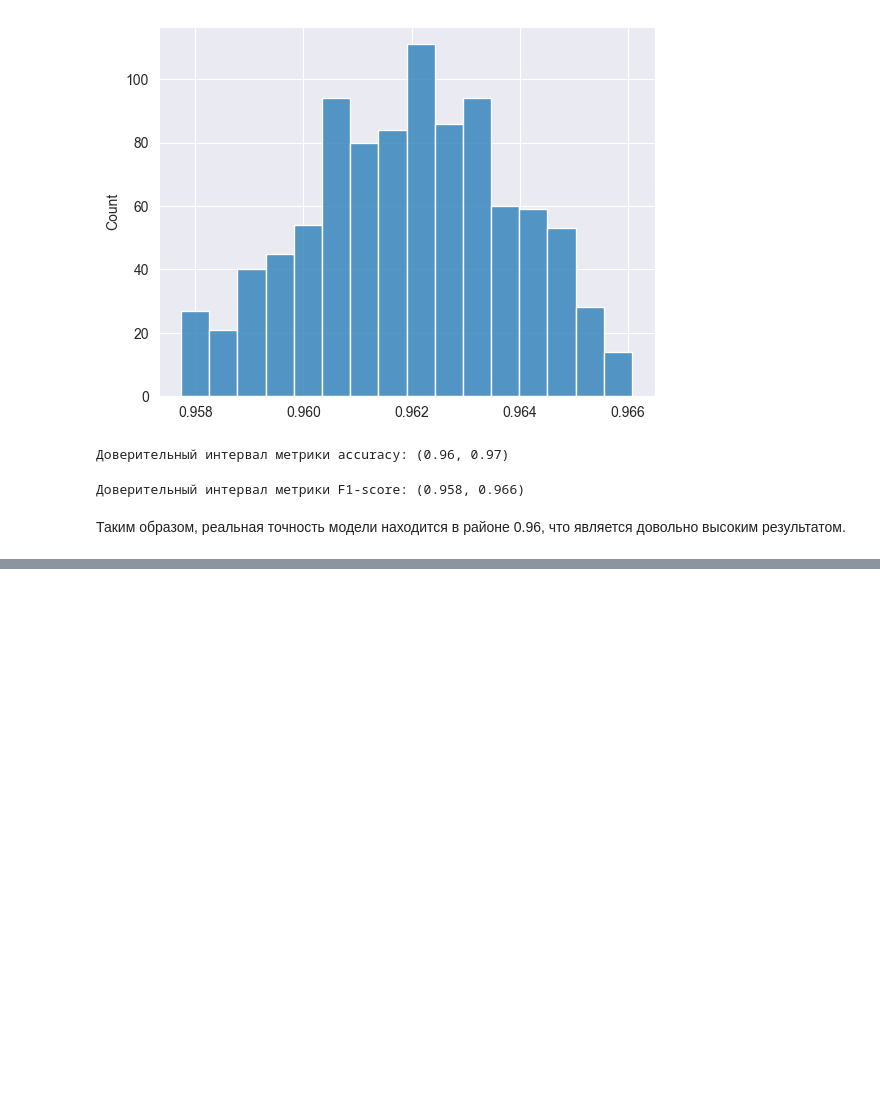
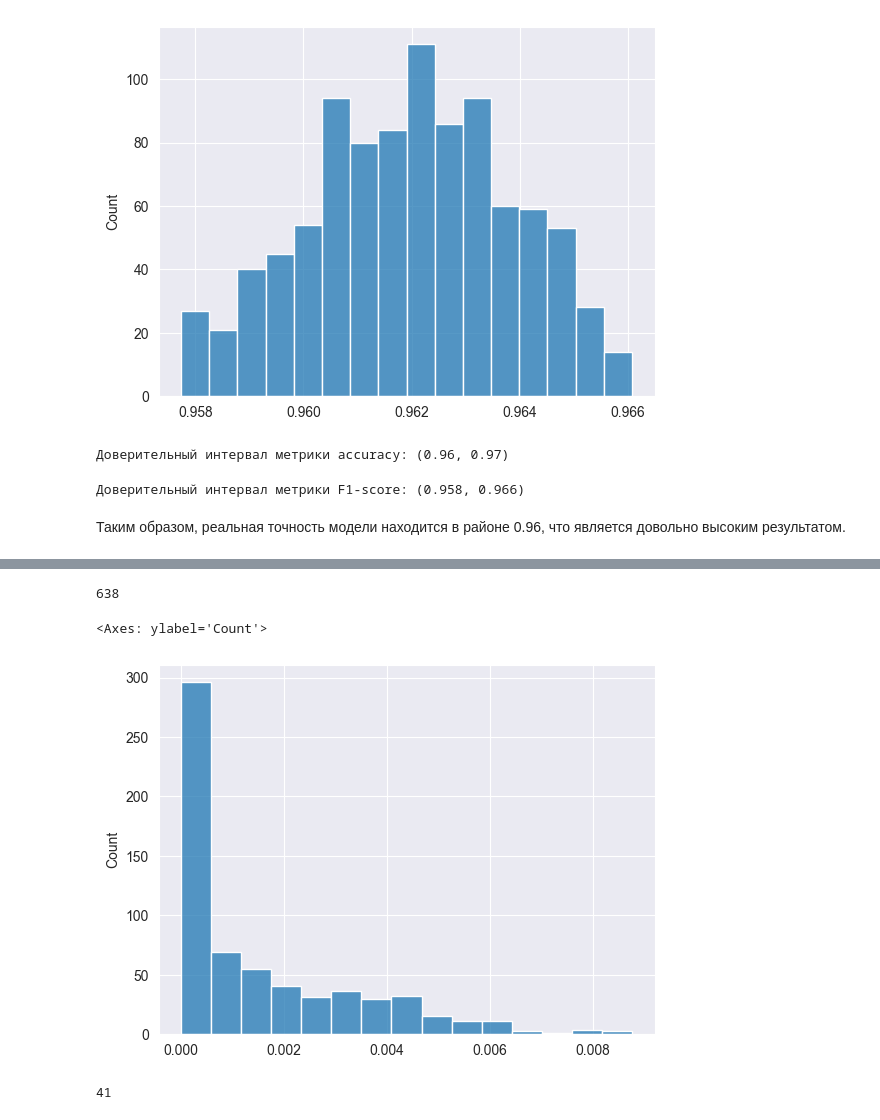
Before and after one commit to Potemeyker/Image_number_definition-Random_forest, a Jupyter notebook: solution.ipynb, the cells around one changed output, grey strips where cells are left out. Drawn from its saved outputs; the diff is of its cells as text; code cells hidden in the pictures; blank space fills up the shorter version.

```diff
--- a/solution.ipynb
+++ b/solution.ipynb
@@ -412,0 +436,16 @@ print(f'Доверительный интервал метрики F1-score: ({b
+# %%
+# количество факторов со значимостью >0
+len(model_100_1.feature_names_in_[model_100_1.feature_importances_ > 0])
+# %% [output]
+638
+# %%
+# распределение значимостей факторов >0
+sns.histplot(model_100_1.feature_importances_[model_100_1.feature_importances_ > 0])
+# %% [output]
+<Axes: ylabel='Count'>
+[figure, added]
+# %%
+# количество факторов со значимостью >0.005
+len(model_100_1.feature_importances_[model_100_1.feature_importances_ > 0.005])
+# %% [output]
+41
```
Also changed, not shown: parts of 6 cells of this notebook, 1 other file.
